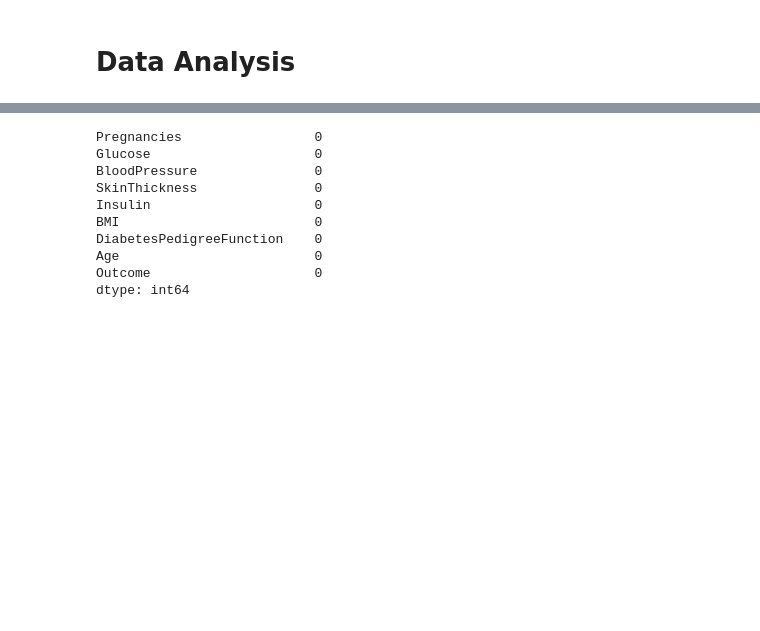
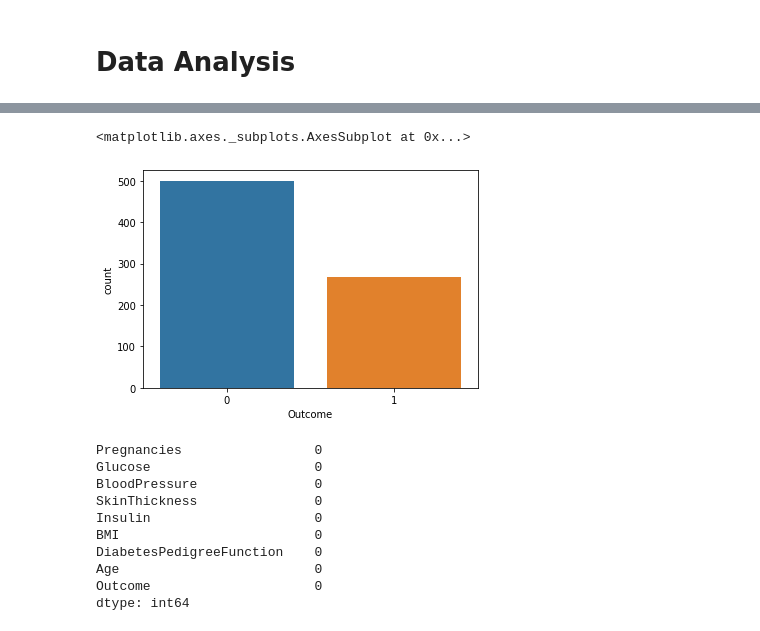
Before and after one commit to dhirunand/ML-Project, a Jupyter notebook: Diabetic_Prediction_using_Machine_Learning_and_Python_Programming_Language.ipynb, the cells around one changed output, grey strips where cells are left out. Cells and saved outputs as stored; diff of their text form; code cells hidden in the pictures; blank space fills up the shorter version.

```diff
--- a/Diabetic_Prediction_using_Machine_Learning_and_Python_Programming_Language.ipynb
+++ b/Diabetic_Prediction_using_Machine_Learning_and_Python_Programming_Language.ipynb
@@ -22,3 +39,8 @@ diabetic_data.head()
+# %%
+sns.countplot(x="Outcome", data=diabetic_data)
+# %% [output]
+<matplotlib.axes._subplots.AxesSubplot at 0x...>
+[figure, added]
 # %%
 diabetic_data.isnull().sum()
 # %% [output]
```
Also changed, not shown: parts of 6 cells of this notebook.
